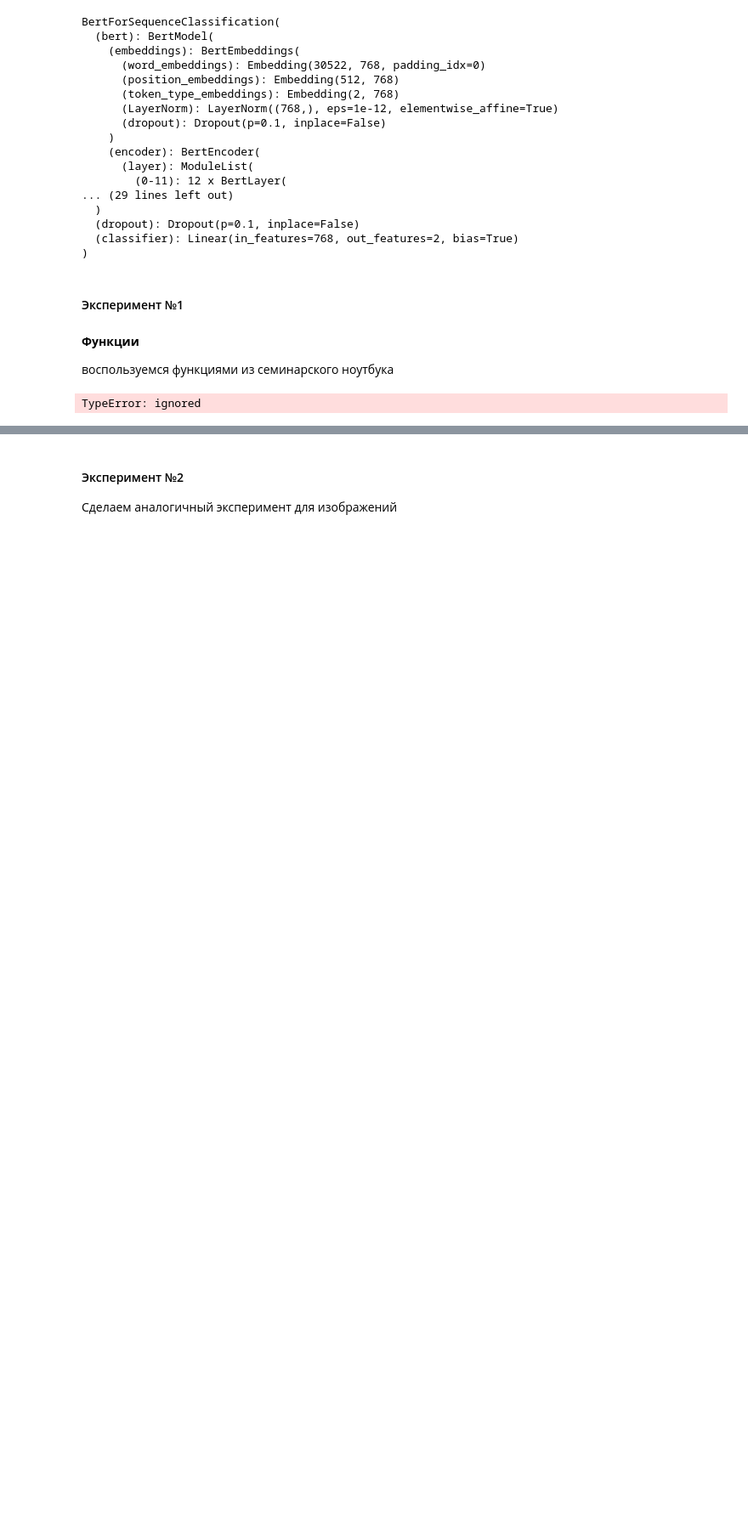
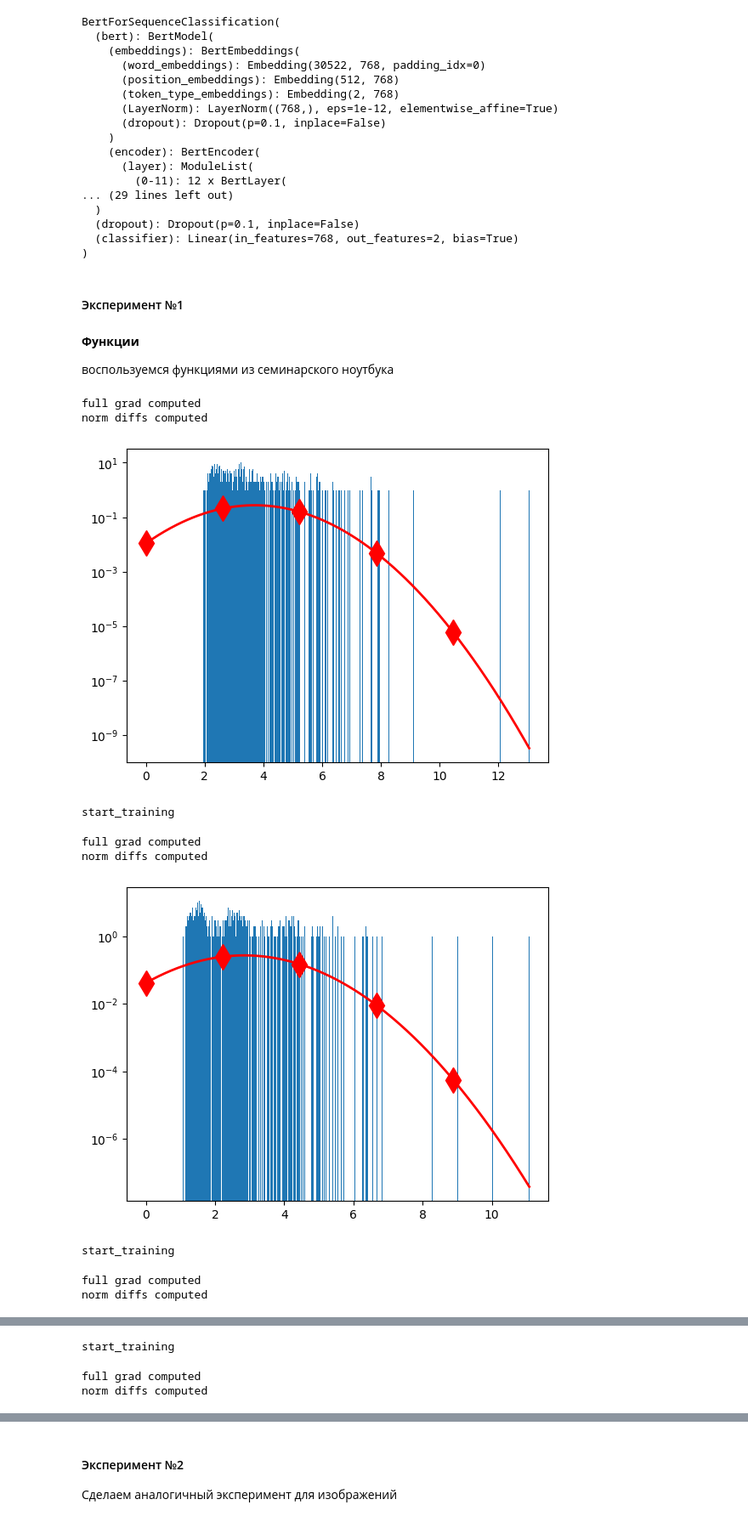
Before and after one commit to Alexeiyaganov/made_mo_ml, a Jupyter notebook: hw4/hw4.ipynb, the cells around one changed output, grey strips where cells are left out. Shown: that part at 85% size. Cells and saved outputs as stored; diff of their text form; code cells hidden in the pictures; blank space fills up the shorter version.

```diff
--- a/hw4/hw4.ipynb
+++ b/hw4/hw4.ipynb
@@ -474,15 +468,11 @@ class ACC(Optimizer):
                 # запоминаем шаг
                 state['step'] += 1
                 # Считаем параметры.
-                # g = log
                 m = beta1 * m + (1 - beta1) * grad
                 t = torch.pow(beta2*torch.pow(t, alpha)+(1-beta2)*(grad.abs()**alpha), 1./alpha)
-                g_hat = (t/(m.abs()+eps)).clamp(min=0.0, max=1.0)*m
-
+                g_hat = (t/(m.abs()+eps)).clamp(min=0.0, max=1.0) * m
                 # обновляем веса в p.data,
-                w = w - lr * g_hat
-
-
+                p.data = p.data - lr * g_hat
         return loss
 # %% [markdown]
 Протестируем реализованный метод
@@ -731,7 +707,7 @@ BertForSequenceClassification(
 )
 # %%
 optimizer = ACC(model.parameters(),
-                 lr=1e-4,
+                 lr=1e-3,
                  betas=(0.9, 0.99),
                  eps=1e-5,
                  w=1e-5,
@@ -877,6 +853,15 @@ def validation(model):
   print("  Accuracy: {0:.2f}".format(eval_accuracy/nb_eval_steps) )
   print(" matthews_corrcoef_metric: {0:.2f}".format(np.mean(matthews_set)))
 # %%
-norm_diffs_every_epoch_Adam=training_and_drawing(model,epochs,optimizer)
+norm_diffs_every_epoch_ACC=training_and_drawing(model,epochs,optimizer)
 # %% [output]
-TypeError: ignored
+full grad computed
+norm diffs computed
+[figure, added]
+start_training
+full grad computed
+norm diffs computed
+[figure, added]
+start_training
+full grad computed
+norm diffs computed
@@ -882,0 +869,3 @@ TypeError: ignored
+start_training
+full grad computed
+norm diffs computed
```
Also changed, not shown: parts of 34 cells of this notebook.
